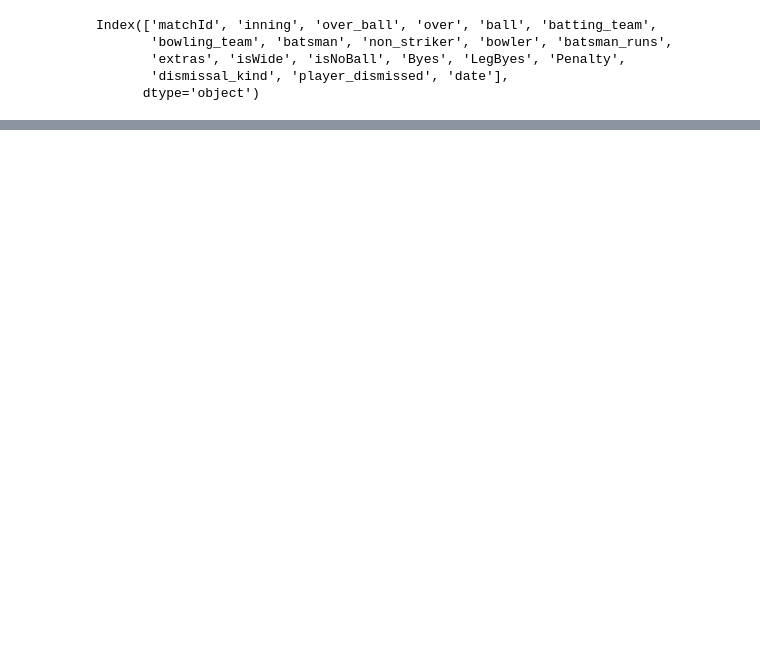
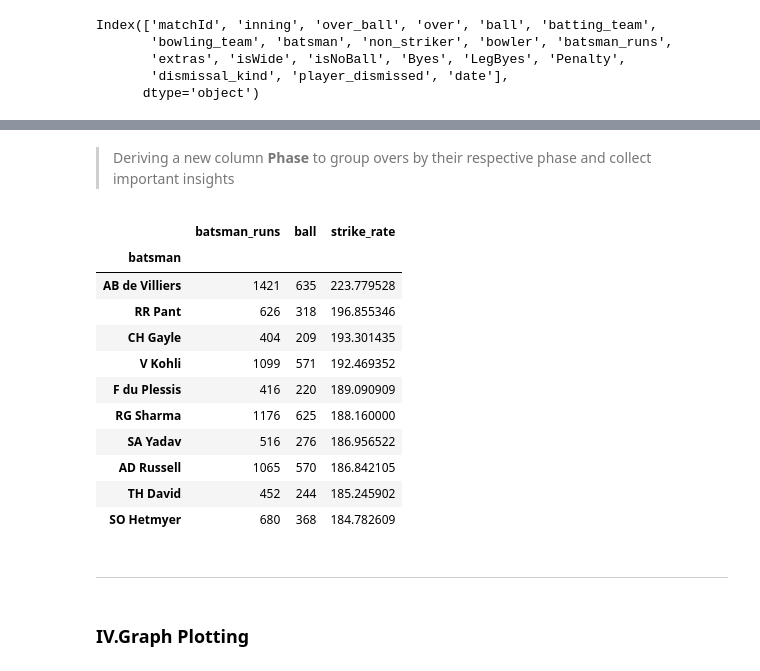
Before and after one commit to Sibtain-Nayani/CodeAiTask-EDA-, a Jupyter notebook: Task.ipynb, the cells around one changed output, grey strips where cells are left out. Cells and saved outputs as stored; diff of their text form; code cells hidden in the pictures; blank space fills up the shorter version.

```diff
--- a/Task.ipynb
+++ b/Task.ipynb
@@ -28,11 +95,4 @@ df.isnull().sum()
 # %%
 filled_df=df
 
-fillwith0=["isWide","isNoBall","Byes","LegByes","Penalty"]
-filled_df[fillwith0]=filled_df[fillwith0].fillna(0)
-
-fillwithStr = ["dismissal_kind","player_dismissed"]
-filled_df[fillwithStr]=filled_df[fillwithStr].fillna("No Dismissal")
-
-
-filled_df.info()
+filled_df.date = pd.to_datetime(filled_df.date,errors="coerce")
@@ -56,0 +103,5 @@ memory usage: 39.8+ MB
+# %%
+try:
+    filled_df=filled_df.drop(columns="Penalty")
+except:
+    None
@@ -56,0 +112,6 @@ memory usage: 39.8+ MB
+# %%
+fillwith0=["isWide","isNoBall","Byes","LegByes",]
+filled_df[fillwith0]=filled_df[fillwith0].fillna(0)
+
+fillwithStr = ["dismissal_kind","player_dismissed"]
+filled_df[fillwithStr]=filled_df[fillwithStr].fillna("No Dismissal")
@@ -57 +193,10 @@ memory usage: 39.8+ MB
 # %%
+def gen_phase(over):
+    if over < 6:
+        return 'powerplay'
+    elif over < 16:
+        return 'middle'
+    else:
+        return 'death'
+
+filled_df['phase']= filled_df['over'].apply(gen_phase)
@@ -76,2 +203,31 @@ memory usage: 39.8+ MB
+# %% [markdown]
+> Deriving a new column **Phase** to group overs by their respective phase and collect important insights
 # %%
-# sns.heatmap(df.isnull(),yticklabels=False,cbar=False,cmap='viridis')
+death_overdf = filled_df[filled_df['phase']=='death']
+batsman_stat = death_overdf.groupby('batsman').agg({
+    'batsman_runs': 'sum',
+    'ball': 'count'
+})
+
+batsman_stat = batsman_stat[batsman_stat['ball']>=200]
+batsman_stat['strike_rate'] = (batsman_stat['batsman_runs']/batsman_stat['ball'])*100
+
+top_deathover_batsman = batsman_stat.sort_values(by='strike_rate',ascending = False)
+top_deathover_batsman.head(10)
+# %% [output]
+|  | batsman_runs | ball | strike_rate |
+| batsman |  |  |  |
+| AB de Villiers | 1421 | 635 | 223.779528 |
+| RR Pant | 626 | 318 | 196.855346 |
+| CH Gayle | 404 | 209 | 193.301435 |
+| V Kohli | 1099 | 571 | 192.469352 |
+| F du Plessis | 416 | 220 | 189.090909 |
+| RG Sharma | 1176 | 625 | 188.160000 |
+| SA Yadav | 516 | 276 | 186.956522 |
+| AD Russell | 1065 | 570 | 186.842105 |
+| TH David | 452 | 244 | 185.245902 |
+| SO Hetmyer | 680 | 368 | 184.782609 |
+# %% [markdown]
+___
+# %% [markdown]
+### **IV.Graph Plotting**
```
Also changed, not shown: parts of 34 cells of this notebook, 3 other files.
